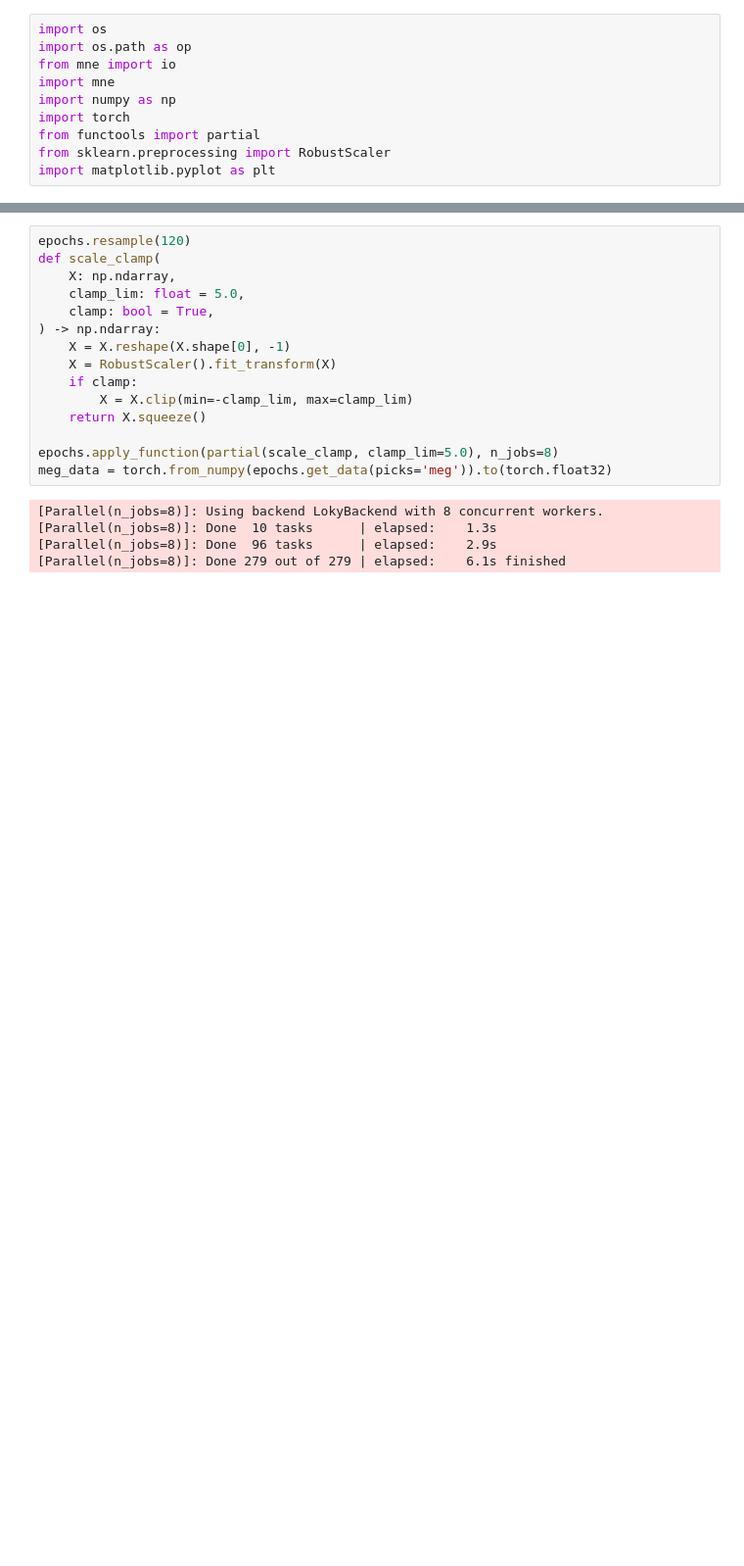
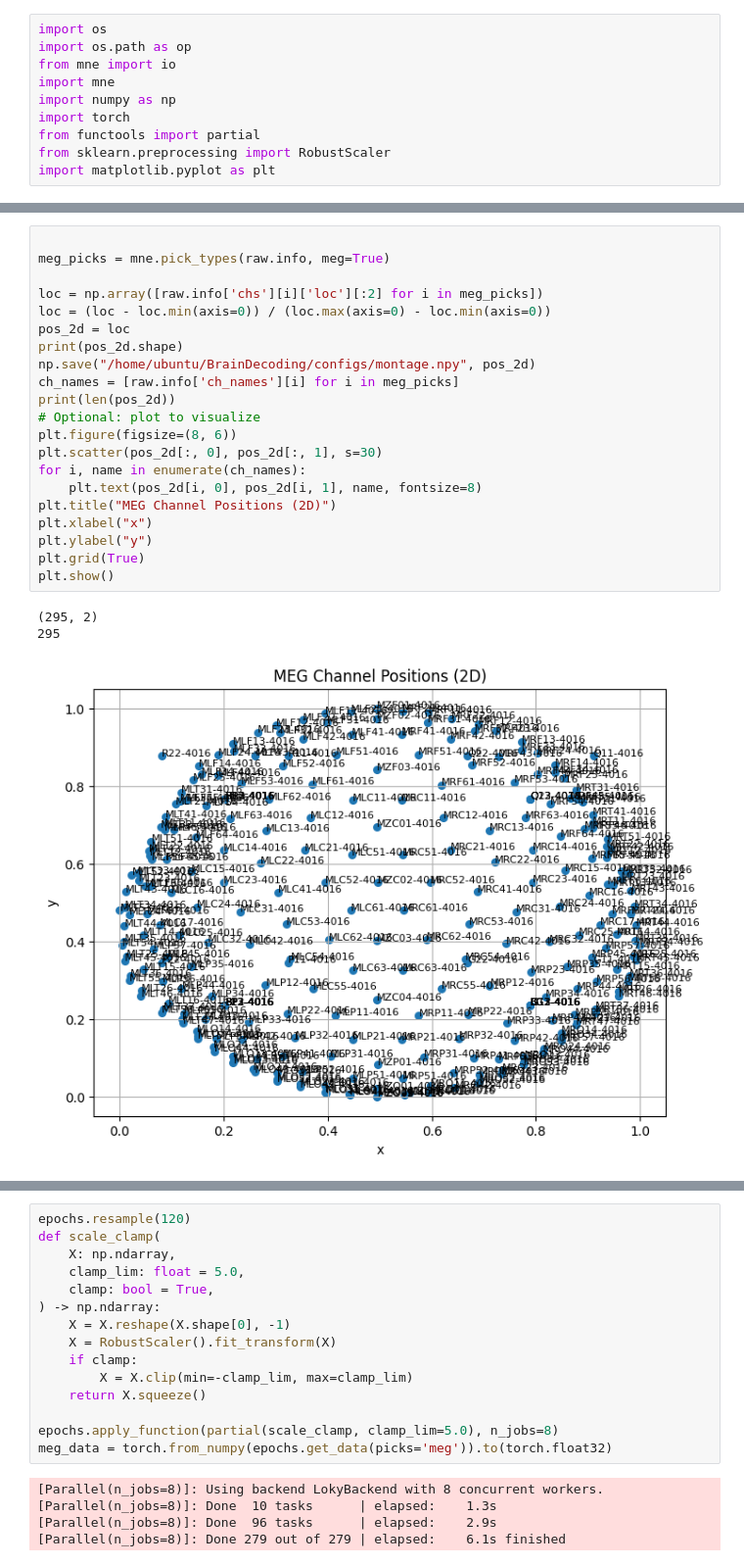
Before and after one commit to GustavKS/BrainDecoding, a Jupyter notebook: notebooks/finale.ipynb, the cells around one changed output, grey strips where cells are left out. Shown at 98% size. Drawn from its saved outputs; the diff is of its cells as text; blank space fills up the shorter version.

```diff
--- a/notebooks/finale.ipynb
+++ b/notebooks/finale.ipynb
@@ -87,3 +89,28 @@ No baseline correction applied
 0 projection items activated
 Using data from preloaded Raw for 400 events and 4923 original time points ...
 0 bad epochs dropped
+# %%
+
+meg_picks = mne.pick_types(raw.info, meg=True)
+
+loc = np.array([raw.info['chs'][i]['loc'][:2] for i in meg_picks])
+loc = (loc - loc.min(axis=0)) / (loc.max(axis=0) - loc.min(axis=0))
+pos_2d = loc
+print(pos_2d.shape)
+np.save("/home/ubuntu/BrainDecoding/configs/montage.npy", pos_2d)
+ch_names = [raw.info['ch_names'][i] for i in meg_picks]
+print(len(pos_2d))
+# Optional: plot to visualize
+plt.figure(figsize=(8, 6))
+plt.scatter(pos_2d[:, 0], pos_2d[:, 1], s=30)
+for i, name in enumerate(ch_names):
+    plt.text(pos_2d[i, 0], pos_2d[i, 1], name, fontsize=8)
+plt.title("MEG Channel Positions (2D)")
+plt.xlabel("x")
+plt.ylabel("y")
+plt.grid(True)
+plt.show()
+# %% [output]
+(295, 2)
+295
+[figure, added]
```
Also changed, not shown: parts of 7 cells of this notebook, 16 other files.
